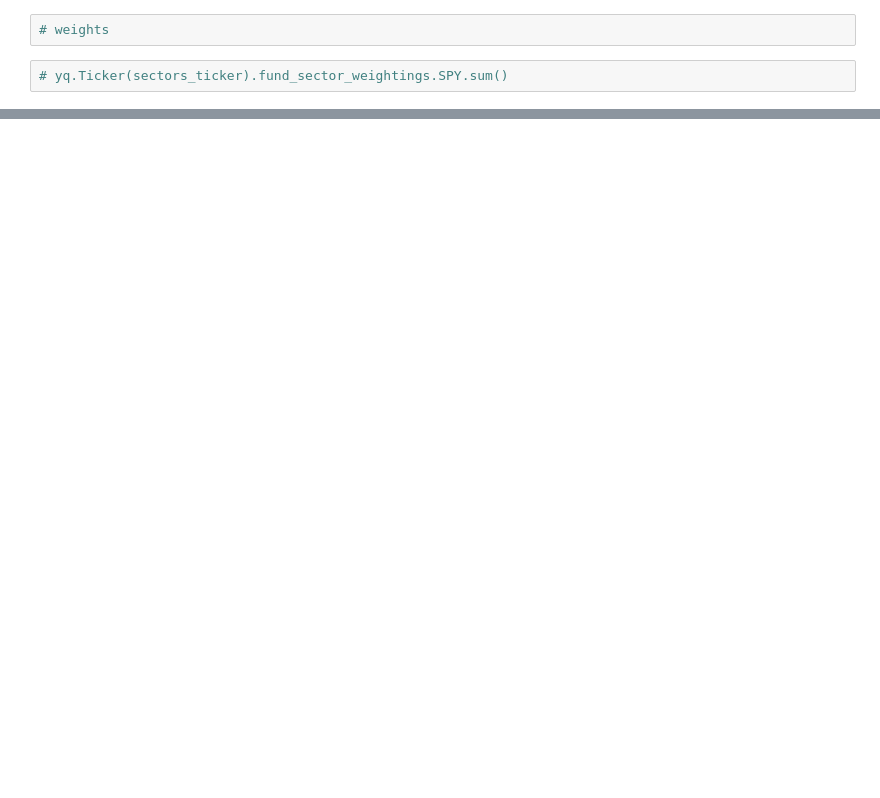
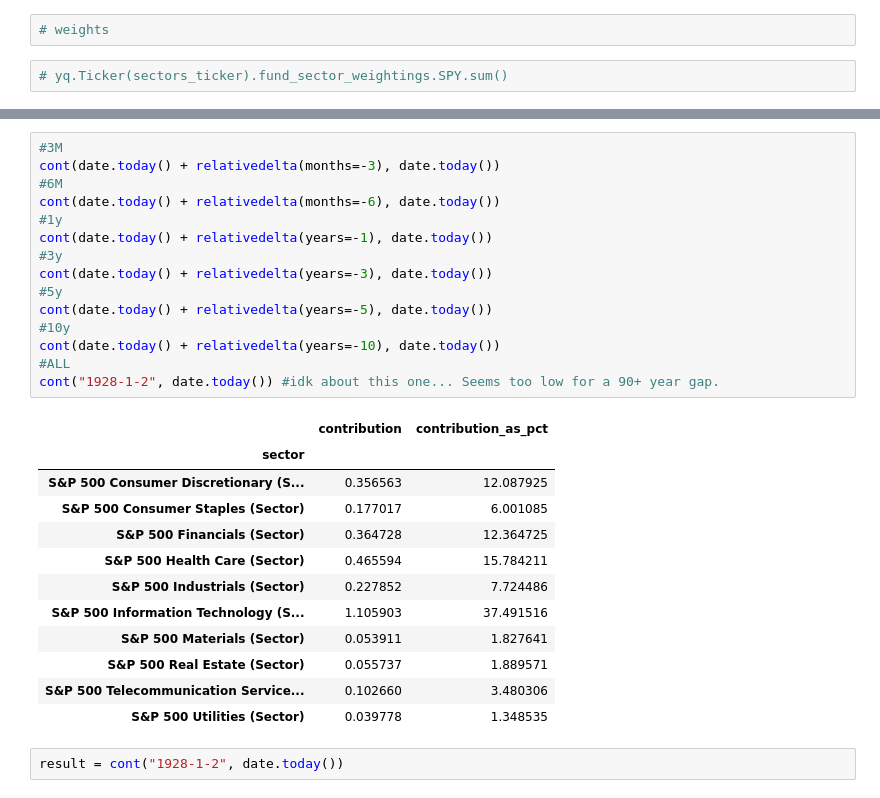
Before and after one commit to ahallson/TH_CSIDS, a Jupyter notebook: Experiment/model.ipynb, the cells around one changed output, grey strips where cells are left out. Cells and saved outputs as stored; diff of their text form; blank space fills up the shorter version.

```diff
--- a/Experiment/model.ipynb
+++ b/Experiment/model.ipynb
@@ -112,0 +242,30 @@ plt.show()
+# %%
+#3M
+cont(date.today() + relativedelta(months=-3), date.today())
+#6M
+cont(date.today() + relativedelta(months=-6), date.today())
+#1y
+cont(date.today() + relativedelta(years=-1), date.today())
+#3y
+cont(date.today() + relativedelta(years=-3), date.today())
+#5y
+cont(date.today() + relativedelta(years=-5), date.today())
+#10y
+cont(date.today() + relativedelta(years=-10), date.today())
+#ALL
+cont("1928-1-2", date.today()) #idk about this one... Seems too low for a 90+ year gap.
+# %% [output]
+|  | contribution | contribution_as_pct |
+| sector |  |  |
+| S&P 500 Consumer Discretionary (S... | 0.356563 | 12.087925 |
+| S&P 500 Consumer Staples (Sector) | 0.177017 | 6.001085 |
+| S&P 500 Financials (Sector) | 0.364728 | 12.364725 |
+| S&P 500 Health Care (Sector) | 0.465594 | 15.784211 |
+| S&P 500 Industrials (Sector) | 0.227852 | 7.724486 |
+| S&P 500 Information Technology (S... | 1.105903 | 37.491516 |
+| S&P 500 Materials (Sector) | 0.053911 | 1.827641 |
+| S&P 500 Real Estate (Sector) | 0.055737 | 1.889571 |
+| S&P 500 Telecommunication Service... | 0.102660 | 3.480306 |
+| S&P 500 Utilities (Sector) | 0.039778 | 1.348535 |
+# %%
+result = cont("1928-1-2", date.today())
```
Also changed, not shown: parts of 14 cells of this notebook.
